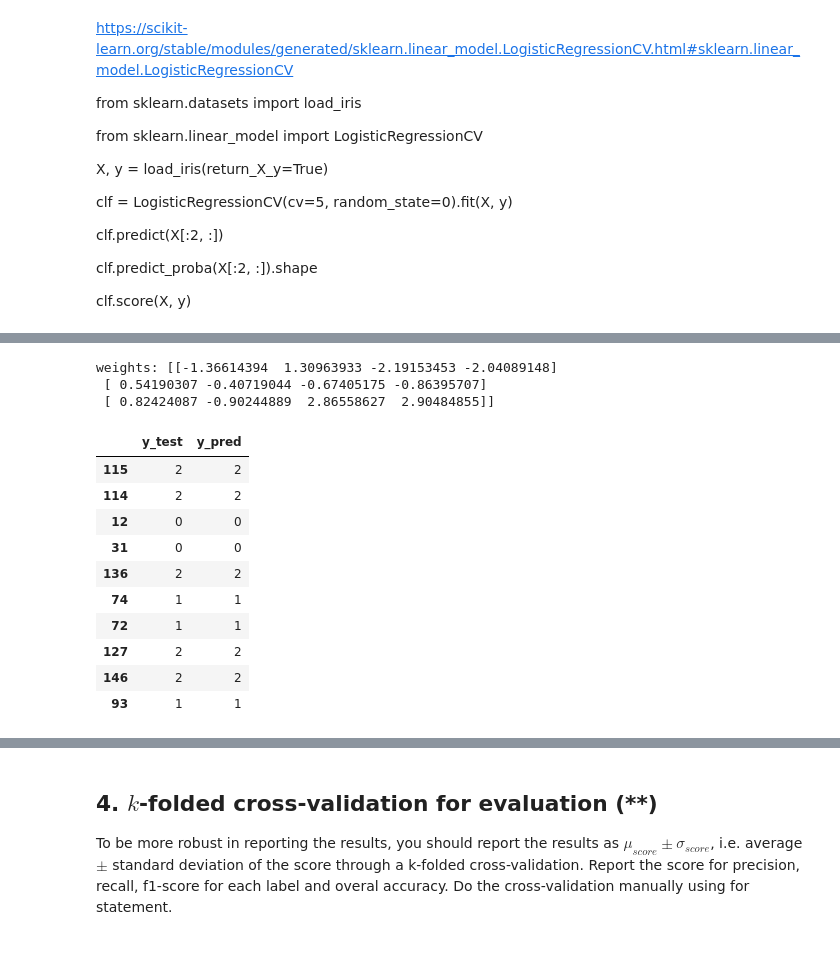
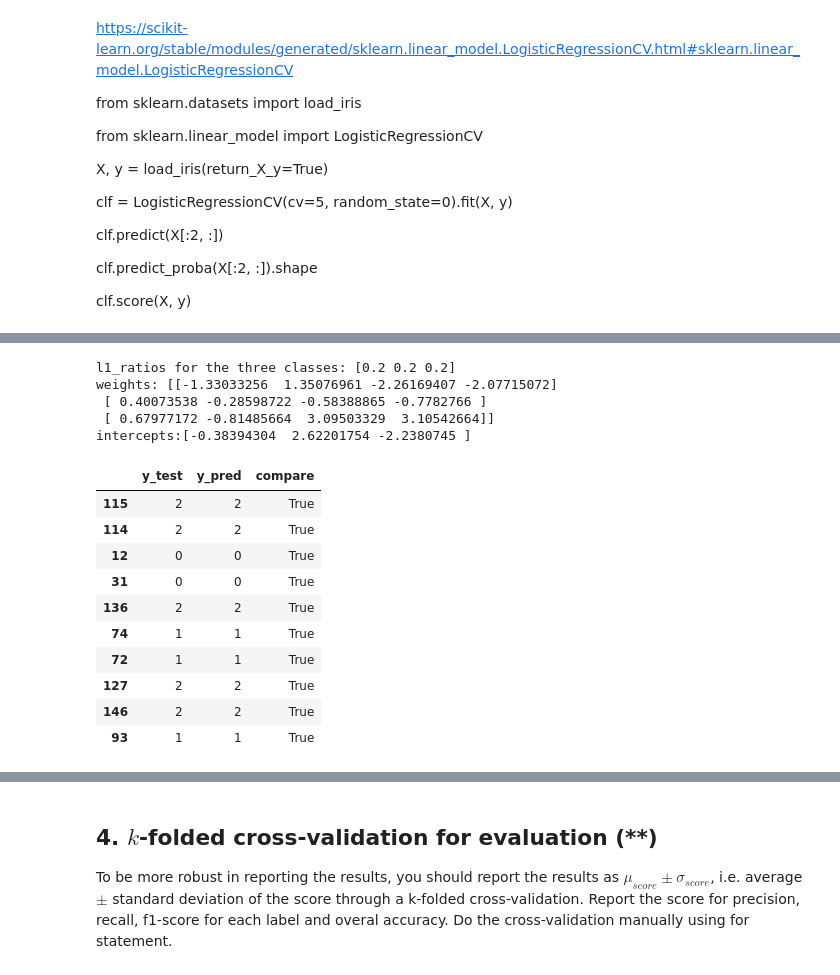
Before and after one commit to yuna-liu/Maskininlarning-Yuna-Liu, a Jupyter notebook: Exercises/E04_logistic_regression.ipynb, the cells around one changed output, grey strips where cells are left out. Drawn from its saved outputs; the diff is of its cells as text; code cells hidden in the pictures.

```diff
--- a/Exercises/E04_logistic_regression.ipynb
+++ b/Exercises/E04_logistic_regression.ipynb
@@ -557,26 +556,42 @@ weighted avg       0.98      0.98      0.98        46
 </details>
 
 ---
-# %%
-from sklearn.linear_model import LogisticRegressionCV
-log_model = LogisticRegressionCV(cv=5, random_state=42)
-log_model.fit(scaled_X_train, y_train)
-print(f'weights: {log_model.coef_}')
-y_pred = log_model.predict(scaled_X_test)
-prediction = pd.DataFrame({'y_test': y_test, 'y_pred': y_pred})
-prediction.head(10)
-# %% [output]
-weights: [[-1.36614394  1.30963933 -2.19153453 -2.04089148]
- [ 0.54190307 -0.40719044 -0.67405175 -0.86395707]
- [ 0.82424087 -0.90244889  2.86558627  2.90484855]]
-|  | y_test | y_pred |
-| 115 | 2 | 2 |
-| 114 | 2 | 2 |
-| 12 | 0 | 0 |
-| 31 | 0 | 0 |
-| 136 | 2 | 2 |
-| 74 | 1 | 1 |
-| 72 | 1 | 1 |
-| 127 | 2 | 2 |
-| 146 | 2 | 2 |
-| 93 | 1 | 1 |
+# %%
+# use elasticnet with saga solver
+# max_iter=10000 to make model convergent.
+
+from sklearn.linear_model import LogisticRegressionCV
+log_model = LogisticRegressionCV(l1_ratios=[0, 0.00001, 0.0001, 0.001, 0.01, .1, .2, .5], penalty='elasticnet', solver='saga', max_iter=10000, random_state=42)
+# cv=5 by default
+log_model.fit(scaled_X_train, y_train)
+print(f'l1_ratios for the three classes: {log_model.l1_ratio_}')
+# Lasso has a probability of 20%, Ridge has a probability of 80% for the three classes
+# one vs rest (class1 vs not class1, class2 vs not class2, class3 vs not class3)
+
+print(f'weights: {log_model.coef_}')
+print(f'intercepts:{log_model.intercept_}')
+
+
+y_pred = log_model.predict(scaled_X_test)
+prediction = pd.DataFrame({'y_test': y_test, 'y_pred': y_pred})
+# %% [output]
+l1_ratios for the three classes: [0.2 0.2 0.2]
+weights: [[-1.33033256  1.35076961 -2.26169407 -2.07715072]
+ [ 0.40073538 -0.28598722 -0.58388865 -0.7782766 ]
+ [ 0.67977172 -0.81485664  3.09503329  3.10542664]]
+intercepts:[-0.38394304  2.62201754 -2.2380745 ]
+# %%
+prediction['compare'] = np.where(prediction.y_test == prediction.y_pred, True, False)
+prediction.head(10)
+# %% [output]
+|  | y_test | y_pred | compare |
+| 115 | 2 | 2 | True |
+| 114 | 2 | 2 | True |
+| 12 | 0 | 0 | True |
+| 31 | 0 | 0 | True |
+| 136 | 2 | 2 | True |
+| 74 | 1 | 1 | True |
+| 72 | 1 | 1 | True |
+| 127 | 2 | 2 | True |
+| 146 | 2 | 2 | True |
+| 93 | 1 | 1 | True |
```
Also changed, not shown: parts of 6 cells of this notebook.
